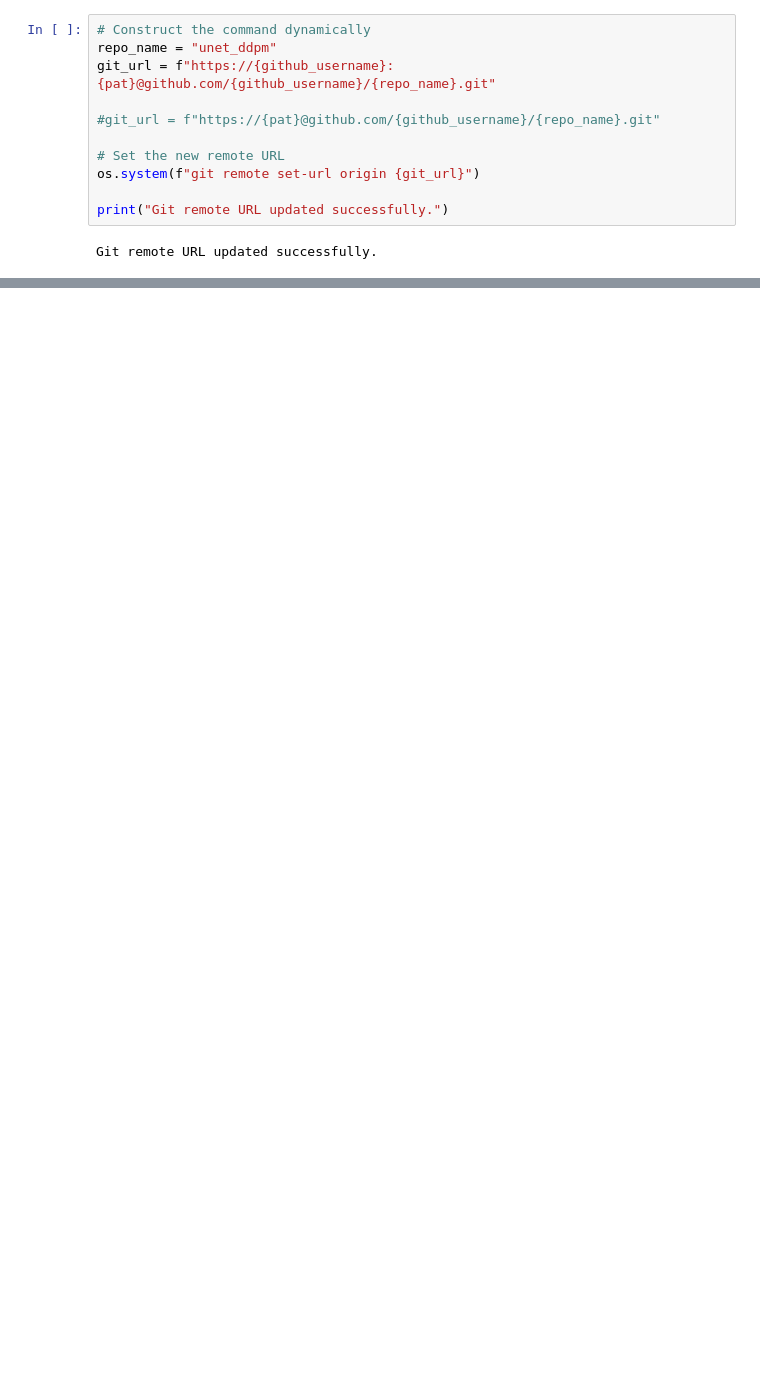
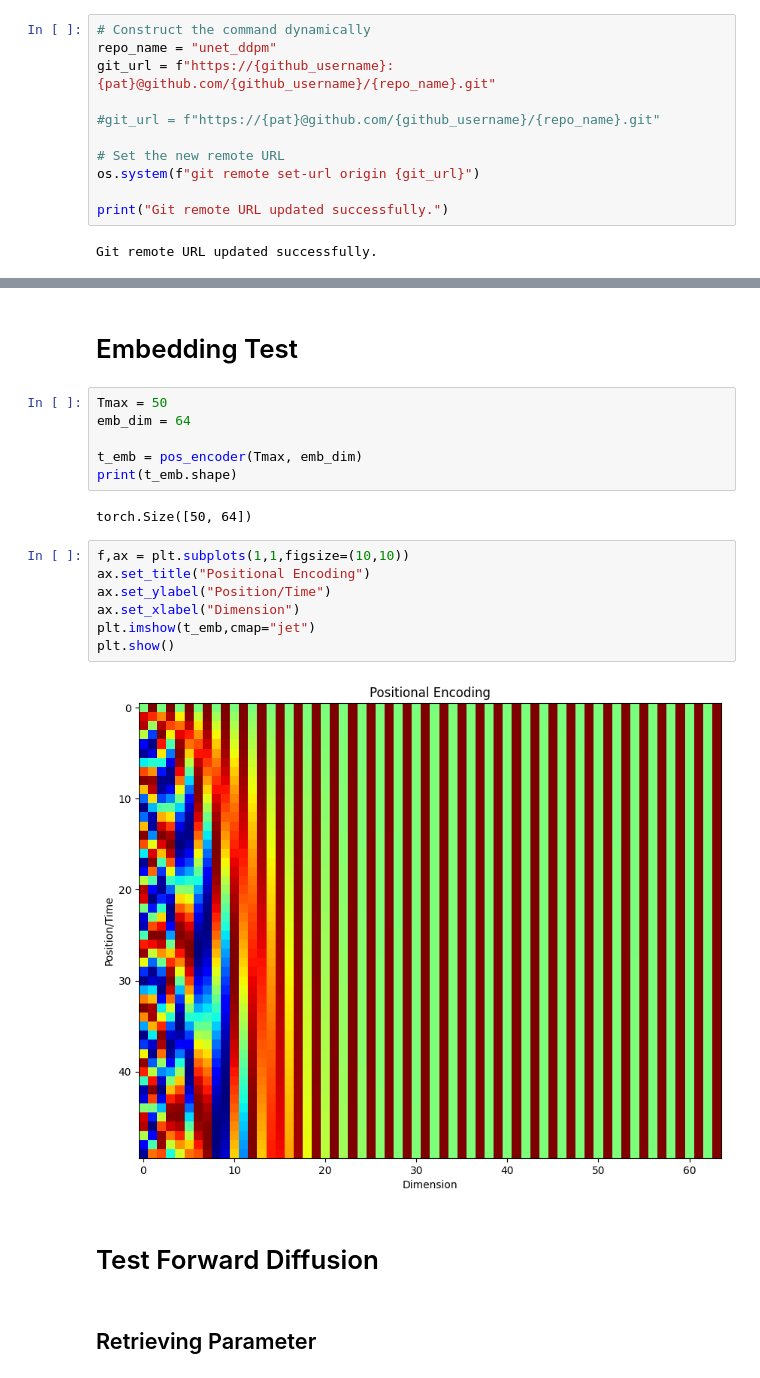
Before and after one commit to masa512/unet_ddpm, a Jupyter notebook: 03_Unet_diffusion.ipynb, the cells around one changed output, grey strips where cells are left out. Cells and saved outputs as stored; diff of their text form; blank space fills up the shorter version.

```diff
--- a/03_Unet_diffusion.ipynb
+++ b/03_Unet_diffusion.ipynb
@@ -64,0 +143,23 @@ fatal: could not read Username for 'https://github.com': No such device or addre
+# %% [markdown]
+# Embedding Test
+# %%
+Tmax = 50
+emb_dim = 64
+
+t_emb = pos_encoder(Tmax, emb_dim)
+print(t_emb.shape)
+# %% [output]
+torch.Size([50, 64])
+# %%
+f,ax = plt.subplots(1,1,figsize=(10,10))
+ax.set_title("Positional Encoding")
+ax.set_ylabel("Position/Time")
+ax.set_xlabel("Dimension")
+plt.imshow(t_emb,cmap="jet")
+plt.show()
+# %% [output]
+[figure, added]
+# %% [markdown]
+# Test Forward Diffusion
+# %% [markdown]
+## Retrieving Parameter
```
Also changed, not shown: parts of 62 cells of this notebook.
